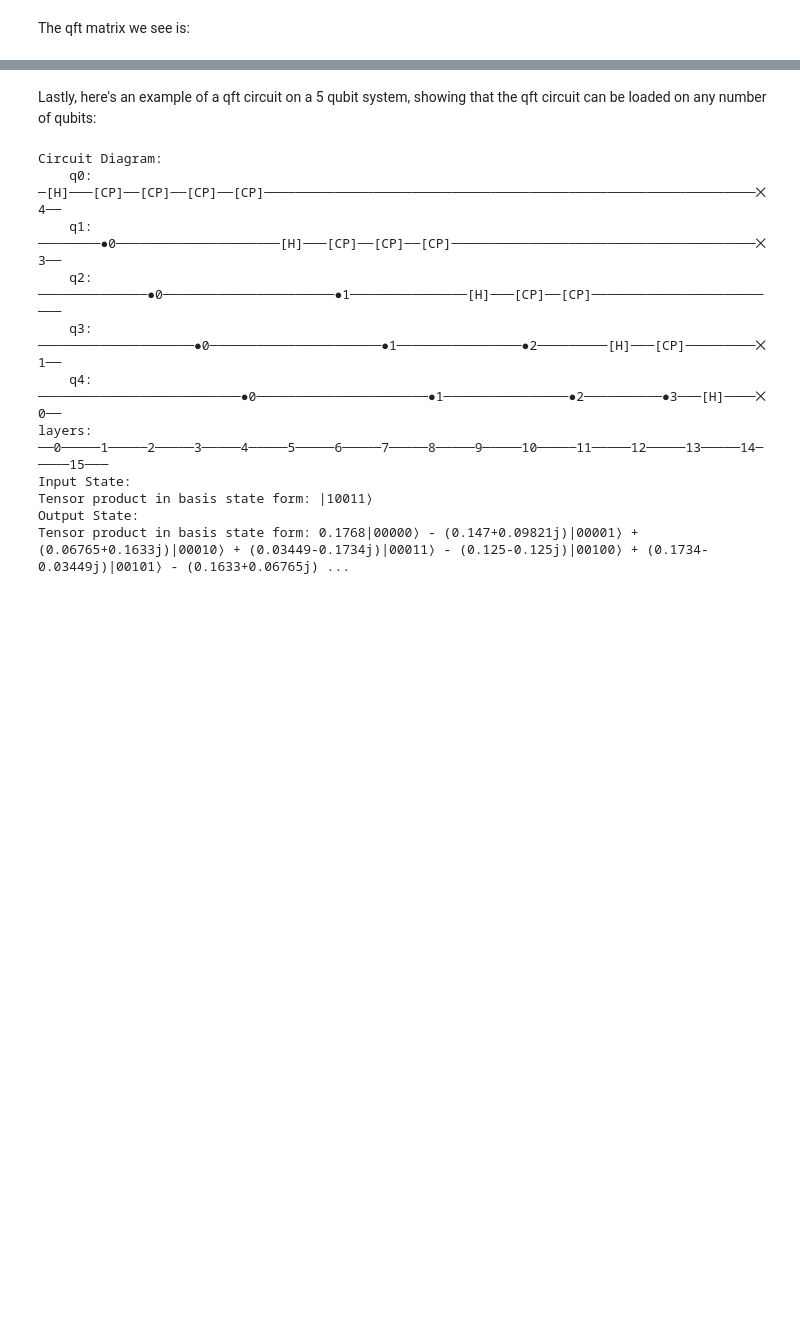
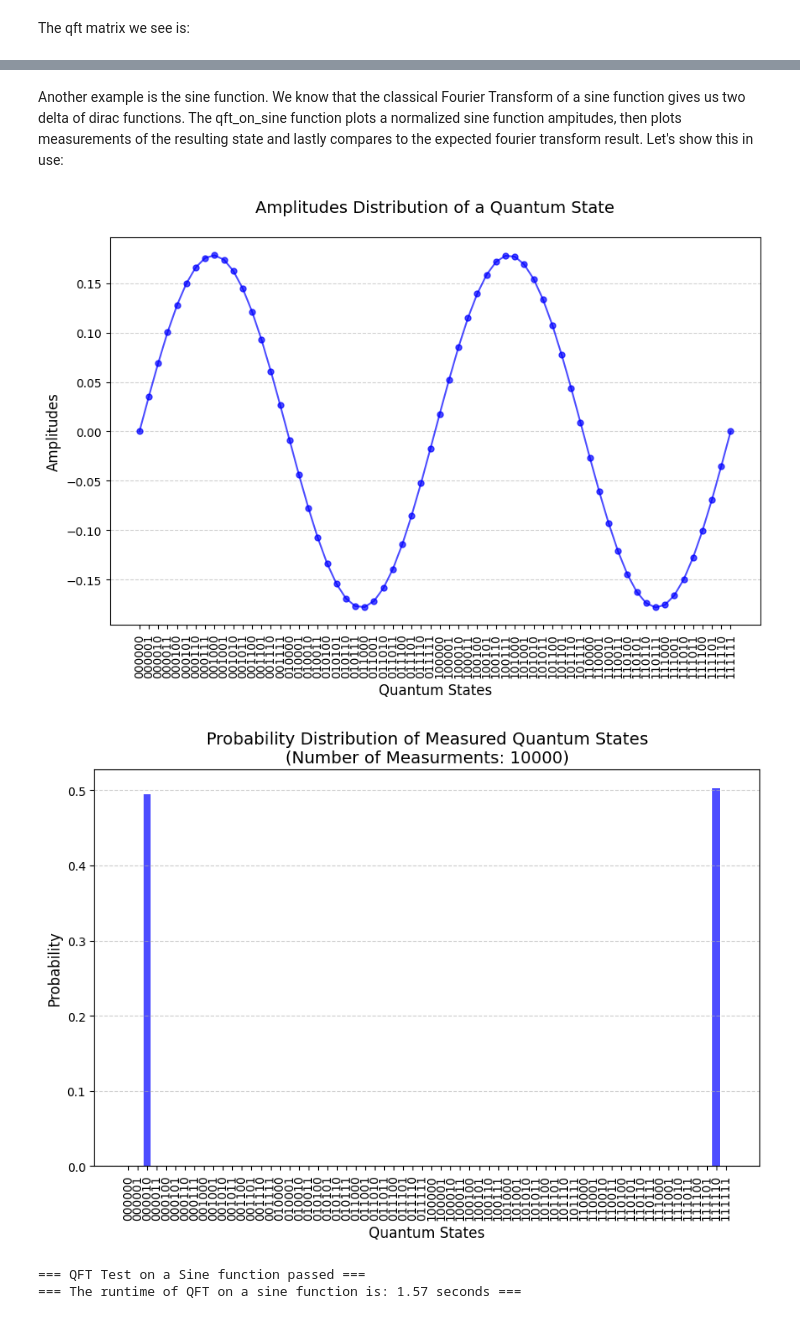
Before and after one commit to Dan7nm/Simple-Quantum-Circuits-Library, a Jupyter notebook: src/quickstart.ipynb, the cells around one changed output, grey strips where cells are left out. Cells and saved outputs as stored; diff of their text form; code cells hidden in the pictures; blank space fills up the shorter version.

```diff
--- a/src/quickstart.ipynb
+++ b/src/quickstart.ipynb
@@ -207,33 +461,10 @@ test_qft_matrix_output(qubits_to_test=9)
 =============== QFT tests passed! ===============
-# %% [markdown]
-Lastly, here's an example of a qft circuit on a 5 qubit system, showing that the qft circuit can be loaded on any number of qubits:
-# %%
-q0 = Qubit(1,0)
-q1 = Qubit(0,1)
-mt = MultiQubit()
-mt.add_qubit(q1)
-mt.add_qubit(q0)
-mt.add_qubit(q0)
-mt.add_qubit(q1)
-mt.add_qubit(q1)
-
-circuit = QuantumCircuit(number_of_qubits=5)
-circuit.load_qft_preset()
-circuit.draw_circuit()
-print("Input State:")
-mt.print_tensor_form()
-result = circuit.apply_circuit(mt)
-print("Output State:")
-result.print_tensor_form()
-# %% [output]
-Circuit Diagram:
-    q0: ─[H]───[CP]──[CP]──[CP]──[CP]───────────────────────────────────────────────────────────────⨉4──
-    q1: ────────●0─────────────────────[H]───[CP]──[CP]──[CP]───────────────────────────────────────⨉3──
-    q2: ──────────────●0──────────────────────●1───────────────[H]───[CP]──[CP]─────────────────────────
-    q3: ────────────────────●0──────────────────────●1────────────────●2─────────[H]───[CP]─────────⨉1──
-    q4: ──────────────────────────●0──────────────────────●1────────────────●2──────────●3───[H]────⨉0──
-layers: ──0─────1─────2─────3─────4─────5─────6─────7─────8─────9─────10─────11─────12─────13─────14─────15───
-Input State:
-Tensor product in basis state form: |10011⟩
-Output State:
-Tensor product in basis state form: 0.1768|00000⟩ - (0.147+0.09821j)|00001⟩ + (0.06765+0.1633j)|00010⟩ + (0.03449-0.1734j)|00011⟩ - (0.125-0.125j)|00100⟩ + (0.1734-0.03449j)|00101⟩ - (0.1633+0.06765j) ...
+# %% [markdown]
+Another example is the sine function. We know that the classical Fourier Transform of a sine function gives us two delta of dirac functions. The qft_on_sine function plots a normalized sine function ampitudes, then plots measurements of the resulting state and lastly compares to the expected fourier transform result. Let's show this in use:
+# %%
+qft_on_sine(number_of_qubits=6)
+# %% [output]
+[figure, added]
+[figure, added]
+=== QFT Test on a Sine function passed ===
+=== The runtime of QFT on a sine function is: 1.57 seconds ===
```
Also changed, not shown: parts of 38 cells of this notebook, 2 other files.
